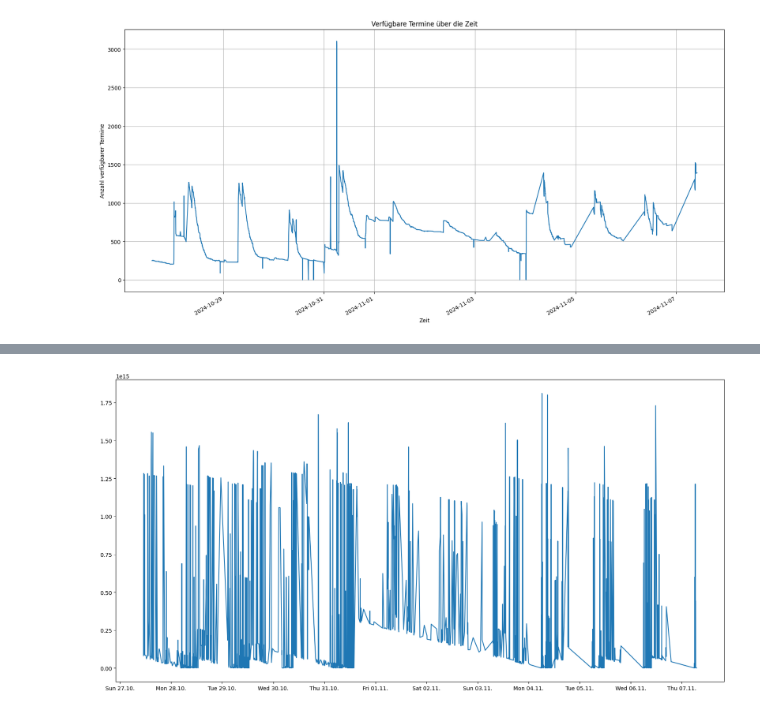
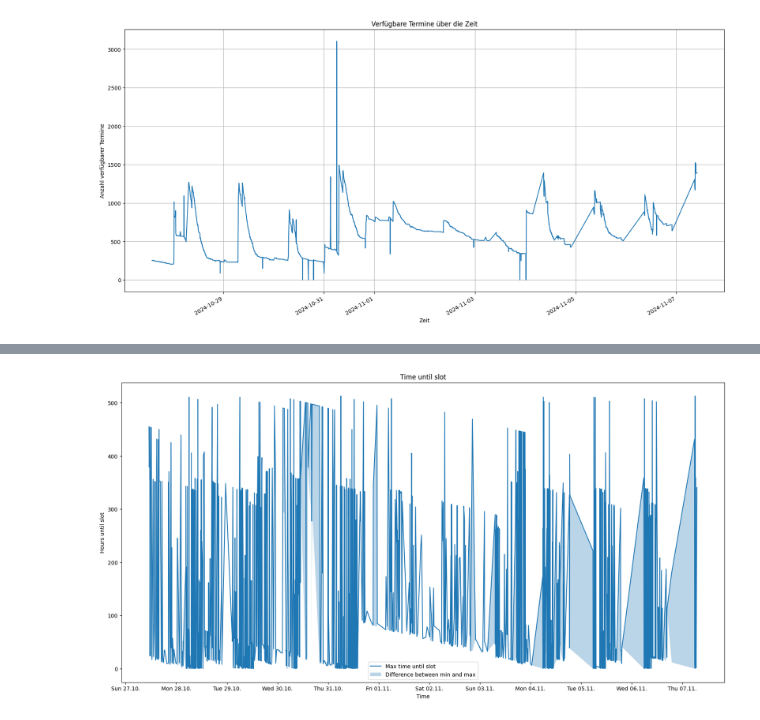
Before and after one commit to davidkempkens/appointment-scraper, a Jupyter notebook: dashboard_v2.ipynb, the cells around one changed output, grey strips where cells are left out. Saved outputs shown, nothing was run; the diff lists cells and outputs as text; code cells hidden in the pictures.

```diff
--- a/dashboard_v2.ipynb
+++ b/dashboard_v2.ipynb
@@ -58,13 +58,13 @@ def preprocess_dataframe(df):
     df["delta"] = df["taken"] - df["available"]
 
     # time until slot
-    df["time_until_slot"] = df["timeslot"] - df["taken"]
+    df["time_until_slot"] = df["timeslot"] - df["available"]
 
     # add total delta per s_id
     df["total_delta"] = df.groupby("s_id")["delta"].transform("sum")
 
     # sort by total delta
-    df = df.sort_values("s_id", ascending=True)
+    df = df.sort_values("time_until_slot", ascending=False)
 
     return df
 
@@ -181,15 +181,15 @@ time_until_slot = df.groupby(by="available").agg({"timeslot": ["min", "max", "me
 
 time_until_slot["time_until_slot_mean"] = (
     time_until_slot["timeslot"]["mean"] - time_until_slot.index
-)
+).dt.total_seconds() / 3600
 
 time_until_slot["time_until_slot_min"] = (
     time_until_slot["timeslot"]["min"] - time_until_slot.index
-)
+).dt.total_seconds() / 3600
 
 time_until_slot["time_until_slot_max"] = (
     time_until_slot["timeslot"]["max"] - time_until_slot.index
-)
+).dt.total_seconds() / 3600
 
 time_until_slot
 # %% [output]
@@ -215,37 +215,51 @@ time_until_slot
 # )
 # time_until_slot["days_until_slot"] = time_until_slot["time_until_slot"].dt.days
 
 # time_until_slot.plot(y="h_until_slot", kind="line",figsize=(20,10), grid=True, title="Time until slot", xlabel="Time", ylabel="Hours until slot")
 
 import matplotlib.pyplot as plt
 import matplotlib.dates as mdates
 
 fig, ax = plt.subplots(figsize=(20, 10))
 # ax.plot(
 #     time_until_slot.index,
 #     time_until_slot["time_until_slot_mean"],
 #     label="Mean time until slot",
 # )
+# ax.plot(
+#     time_until_slot.index,
+#     time_until_slot["time_until_slot_min"],
+#     label="Min time until slot",
+# )
 ax.plot(
     time_until_slot.index,
+    time_until_slot["time_until_slot_max"],
+    label="Max time until slot",
+)
+
+# plot difference between min and max
+ax.fill_between(
+    time_until_slot.index,
     time_until_slot["time_until_slot_min"],
-    label="Min time until slot",
+    time_until_slot["time_until_slot_max"],
+    alpha=0.3,
+    label="Difference between min and max",
 )
-# ax.plot(
-#     time_until_slot.index,
-#     time_until_slot["time_until_slot_max"],
-#     label="Max time until slot",
-# )
 
 # ax.scatter(
 #     time_until_slot.index,
 #     time_until_slot["h_until_slot"],
 #     label="Hours until slot",
 # )
 
 ax.xaxis.set_major_locator(mdates.HourLocator(interval=24))
 ax.xaxis.set_major_formatter(mdates.DateFormatter("%a %d.%m."))
 
+ax.set_title("Time until slot")
+ax.set_xlabel("Time")
+ax.set_ylabel("Hours until slot")
+ax.legend()
+
 plt.show()
 # %% [output]
-[figure, old version]
+[figure, new version]
```
Also changed, not shown: parts of 5 cells of this notebook.
